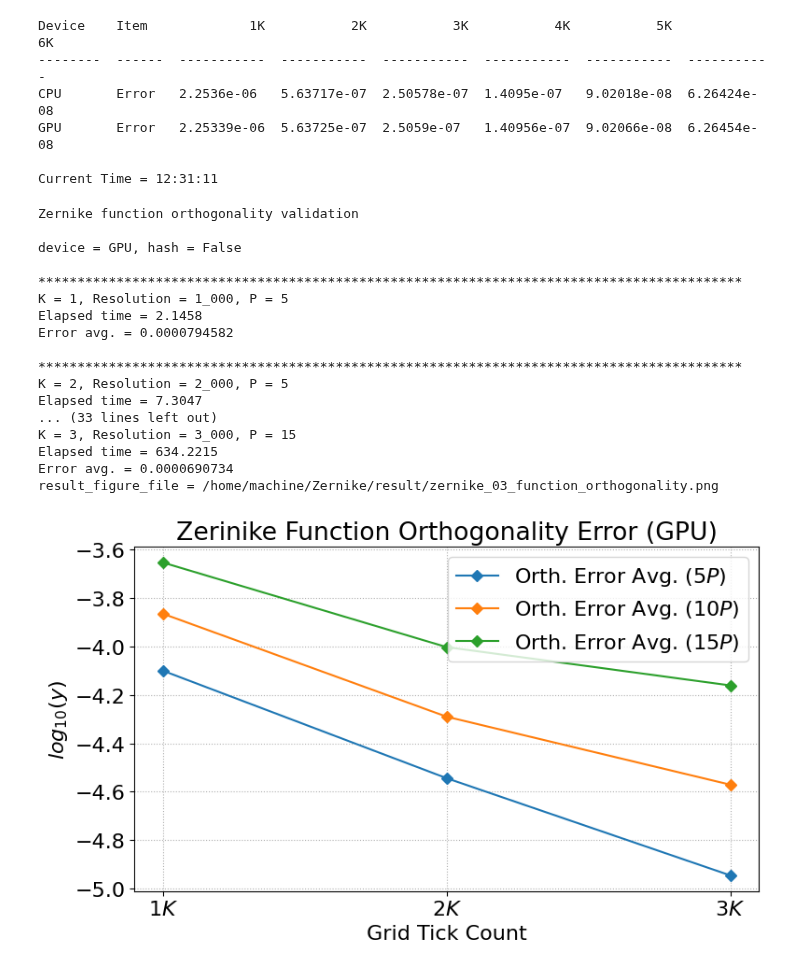
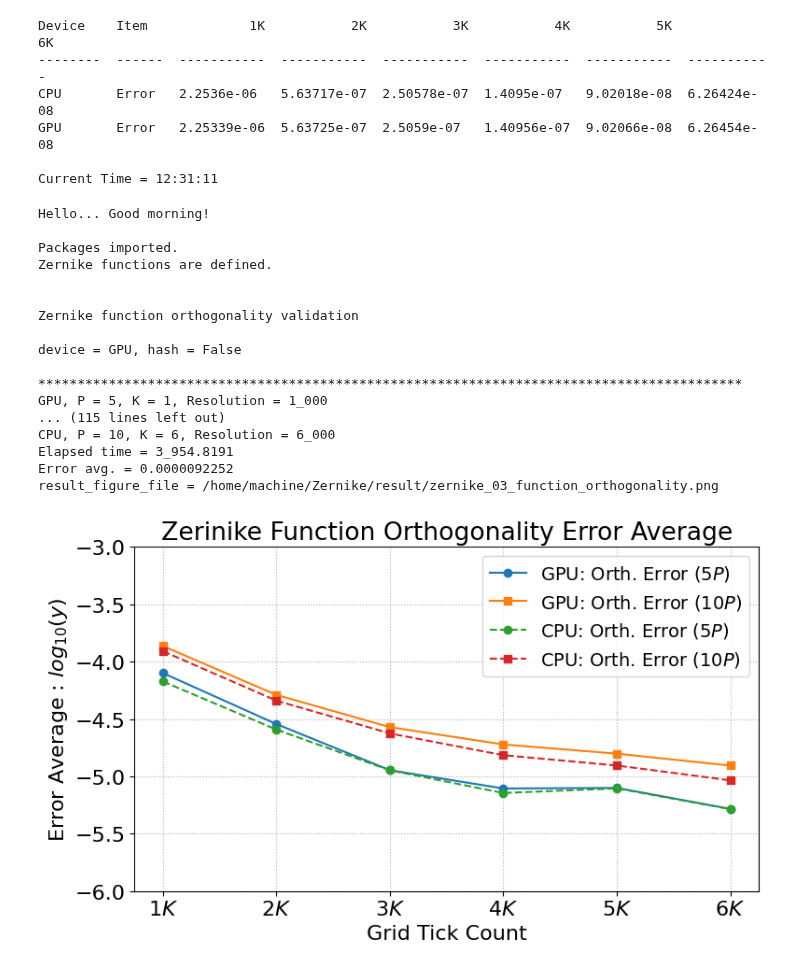
Before and after one commit to sunabove/Zernike, a Jupyter notebook: ATest_08_Zernike_Orth.ipynb, the cells around one changed output. Drawn from its saved outputs; the diff is of its cells as text; code cells hidden in the pictures.

```diff
--- a/ATest_08_Zernike_Orth.ipynb
+++ b/ATest_08_Zernike_Orth.ipynb
@@ -39,37 +39,41 @@ Current Time = 12:31:11
 # %%
 # 저니크 함수 직교성 테스트
 
 from ATest_08_Zernike_Orth import *
 
 print( "\nZernike function orthogonality validation" )
 
-Ps = torch.arange( 5, 30 + 1, 5 )
-Ps = torch.arange( 5, 15 + 1, 5 )
-
-Ks = torch.arange( 1, 2 + 1, 1 )
-Ks = torch.arange( 1, 6 + 1, 1 )
 Ks = torch.arange( 1, 3 + 1, 1 )
 
-use_gpu = 1
+Ps = torch.arange( 5, 30 + 1, 5 )
+Ks = torch.arange( 1, 6 + 1, 1 )
+
+Ps = torch.arange( 5, 10 + 1, 5 )
+Ks = torch.arange( 1, 2 + 1, 1 )
+
+Ps = torch.arange( 5, 10 + 1, 5 )
+Ks = torch.arange( 1, 6 + 1, 1 )
+
+use_gpus = [ 1, 0 ]
 use_hash = 0
 
-test_zernike_function_ortho(Ps, Ks, use_gpu=use_gpu, use_hash=use_hash, debug=0)
+test_zernike_function_ortho(Ps, Ks, use_gpus=use_gpus, use_hash=use_hash, debug=0)
 # %% [output]
+Hello... Good morning!
+
+Packages imported.
+Zernike functions are defined.
+
+
 Zernike function orthogonality validation
 
 device = GPU, hash = False
 
 ******************************************************************************************
-K = 1, Resolution = 1_000, P = 5
-Elapsed time = 2.1458
-Error avg. = 0.0000794582
-
-******************************************************************************************
-K = 2, Resolution = 2_000, P = 5
-Elapsed time = 7.3047
-... (33 lines left out)
-K = 3, Resolution = 3_000, P = 15
-Elapsed time = 634.2215
-Error avg. = 0.0000690734
+GPU, P = 5, K = 1, Resolution = 1_000
+... (115 lines left out)
+CPU, P = 10, K = 6, Resolution = 6_000
+Elapsed time = 3_954.8191
+Error avg. = 0.0000092252
 result_figure_file = /home/machine/Zernike/result/zernike_03_function_orthogonality.png
-[figure, old version]
+[figure, new version]
```
Also changed, not shown: parts of 1 cell of this notebook, 7 other files.
